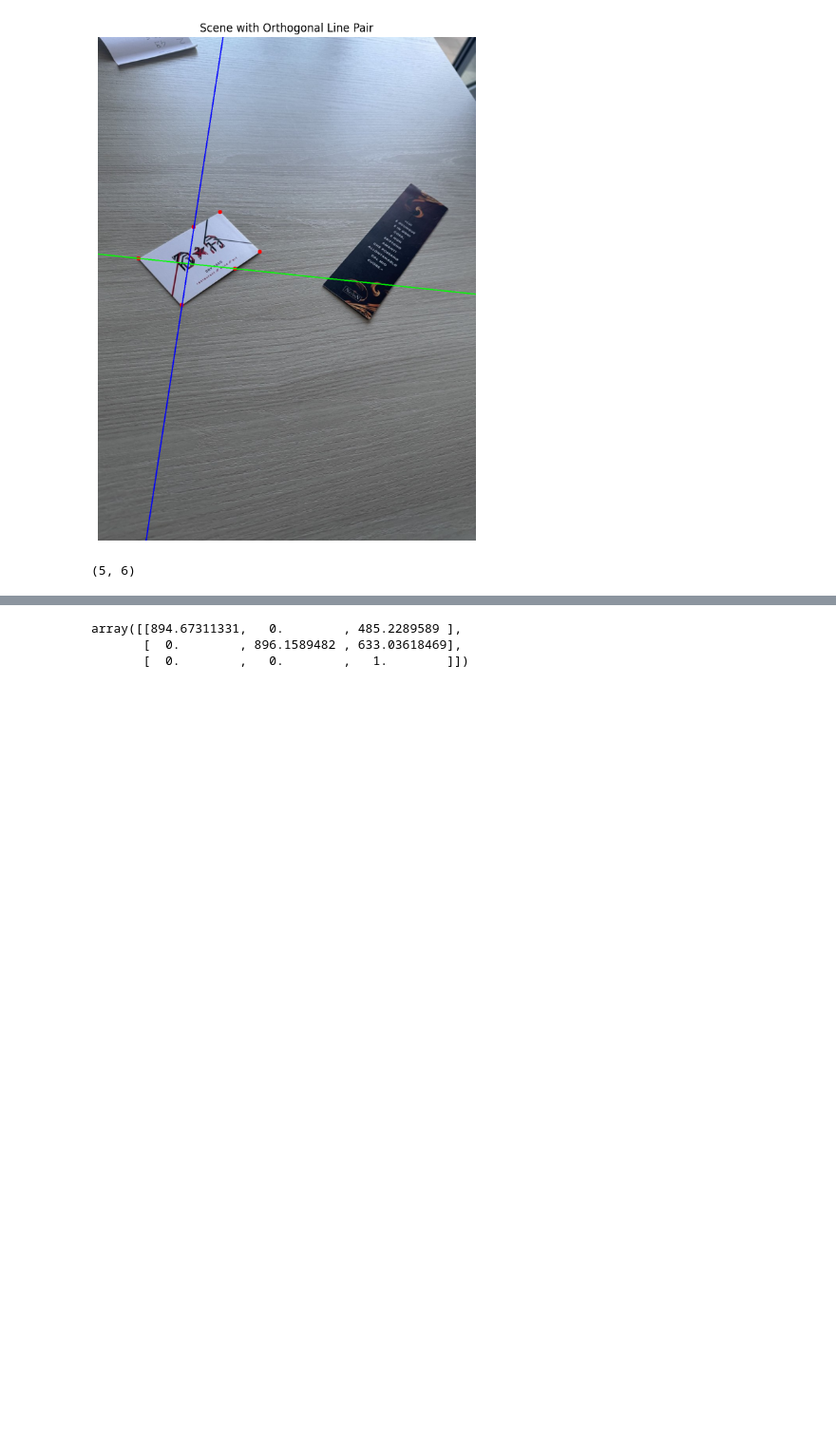
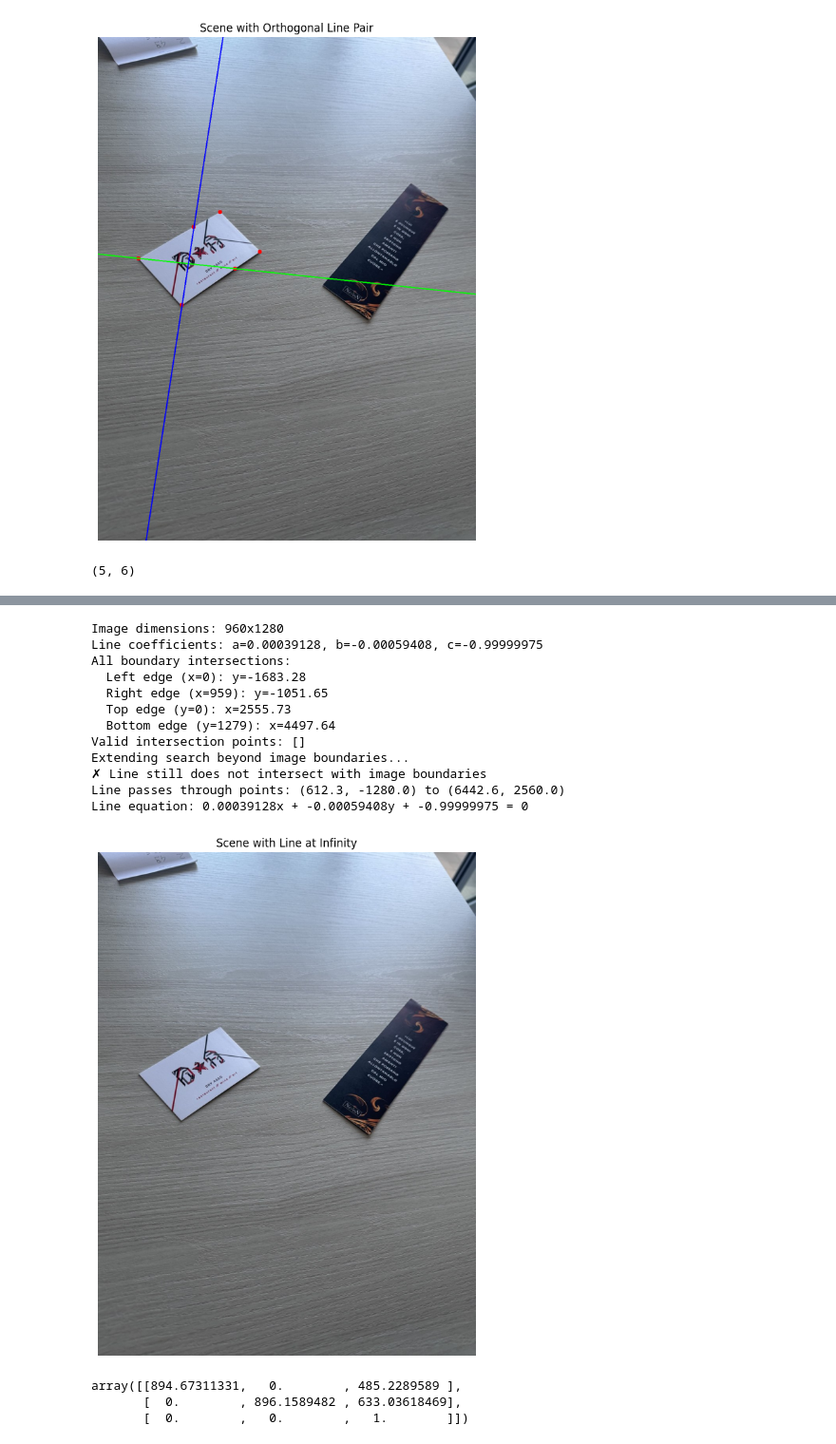
Before and after one commit to StefanoArcaro/single-view-3d, a Jupyter notebook: notebooks/rectification.ipynb, the cells around one changed output, grey strips where cells are left out. Shown at 95% size. Drawn from its saved outputs; the diff is of its cells as text; code cells hidden in the pictures; blank space fills up the shorter version.

```diff
--- a/notebooks/rectification.ipynb
+++ b/notebooks/rectification.ipynb
@@ -337,0 +356,8 @@ array([[ 3.04435869e+00,  3.83567695e-01,  9.63321435e-04],
+# %%
+# Compute alpha, beta and the line at infinity
+alpha = D_new[0, 1]
+beta = np.sqrt(D_new[0, 0] - alpha ** 2)
+l_infinity = compute_line_at_infinity(D_new)
+
+print(f"Alpha: {alpha}, Beta: {beta}")
+print(f"Line at infinity: {l_infinity}")
@@ -338,3 +592,27 @@ array([[ 3.04435869e+00,  3.83567695e-01,  9.63321435e-04],
+# %%
+# Draw the line at infinity on the scene image
+line_at_infinity_image = draw_line_at_infinity(scene_image, l_infinity)
+
+# Display the scene image with the line at infinity
+plt.figure(figsize=(10, 10))
+plt.imshow(line_at_infinity_image)
+plt.title("Scene with Line at Infinity")
+plt.axis('off')
+plt.show()
+# %% [output]
+Image dimensions: 960x1280
+Line coefficients: a=0.00039128, b=-0.00059408, c=-0.99999975
+All boundary intersections:
+  Left edge (x=0): y=-1683.28
+  Right edge (x=959): y=-1051.65
+  Top edge (y=0): x=2555.73
+  Bottom edge (y=1279): x=4497.64
+Valid intersection points: []
+Extending search beyond image boundaries...
+✗ Line still does not intersect with image boundaries
+Line passes through points: (612.3, -1280.0) to (6442.6, 2560.0)
+Line equation: 0.00039128x + -0.00059408y + -0.99999975 = 0
+[figure, added]
 # %%
 K
 # %% [output]
```
Also changed, not shown: parts of 11 cells of this notebook, 5 other files.
